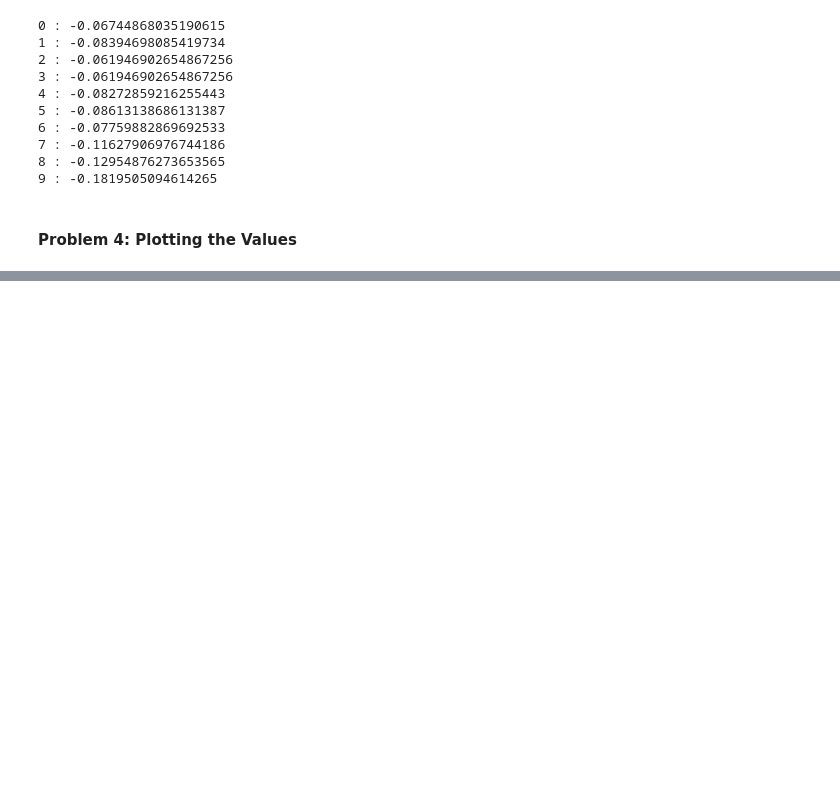
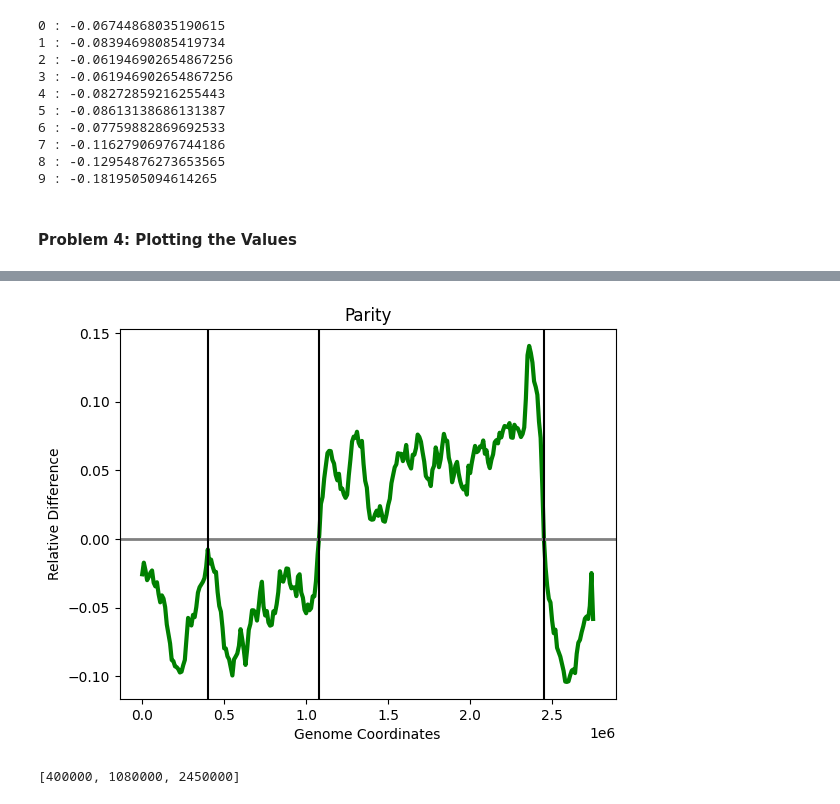
Before and after one commit to christoforos-nikolaou/BC205, a Jupyter notebook: Chapter_02_Sequence_Analysis.ipynb, the cells around one changed output, grey strips where cells are left out. Cells and saved outputs as stored; diff of their text form; code cells hidden in the pictures; blank space fills up the shorter version.

```diff
--- a/Chapter_02_Sequence_Analysis.ipynb
+++ b/Chapter_02_Sequence_Analysis.ipynb
@@ -747,9 +757,8 @@ Suppose you are given a quadratic equation: f(x)=ax**2+bx+c and you are asked to
 # %%
-### Implementing binary search for the location of a transition point
+### A brute-force with a threshold
 
-def AT_parity(genomefile, window):
+def bruteParity(genomefile, window, type, threshold):
 
-    import matplotlib.pyplot as plt
     import matplotlib.pyplot as plt
     import regex as re
 
@@ -767,7 +776,8 @@ def AT_parity(genomefile, window):
     f.close()
 
     x = []
-    ATparity = {}
+    parity = []
+    transitions = []
     step = int(window/10)
     times = int(len(seq)/step);
     for i in range(times):
@@ -777,8 +787,35 @@ def AT_parity(genomefile, window):
         T=DNA.count("T")
         C=DNA.count("C")
         G=DNA.count("G")
-        ATparity[i*step] = (float(A-T)/float(A+T))
+        if type == "AT":
+            parity.append(float(A-T)/float(A+T))
+            if (abs(float(A-T)/float(A+T)) < threshold):
+                transitions.append(i*step)
+        if type == "GC":
+            parity.append(float(G-C)/float(G+C))
+            if (abs(float(G-C)/float(G+C)) < threshold):
+                transitions.append(i*step)
 
-    return(ATparity)
+    # Plot Parity and Predicted Transitions
+    plt.plot(x, parity, color= "green", linewidth = 3.0)
+    plt.axhline(y = 0, color = 'grey', linewidth = 2.0)
 
-#def binaryParity(parity, resolution):
+    # plotting vertical lines at Ori and Ter
+    for site in transitions:
+        plt.axvline(x = site, color = 'black')
+
+    #plt.scatter(x, parity, color= "green")
+
+    # x-axis label
+    plt.xlabel('Genome Coordinates')
+    # frequency label
+    plt.ylabel('Relative Difference')
+    # plot title
+    plt.title('Parity')
+    # showing legend
+    #plt.legend()
+
+    # function to show the plot
+    plt.show()
+
+    return(transitions)
@@ -784,0 +827,5 @@ def AT_parity(genomefile, window):
+# %%
+bruteParity('files/Staaur.fa', 100000, 'AT', 0.01)
+# %% [output]
+[figure, added]
+[400000, 1080000, 2450000]
```
Also changed, not shown: parts of 14 cells of this notebook, 2 other files.
